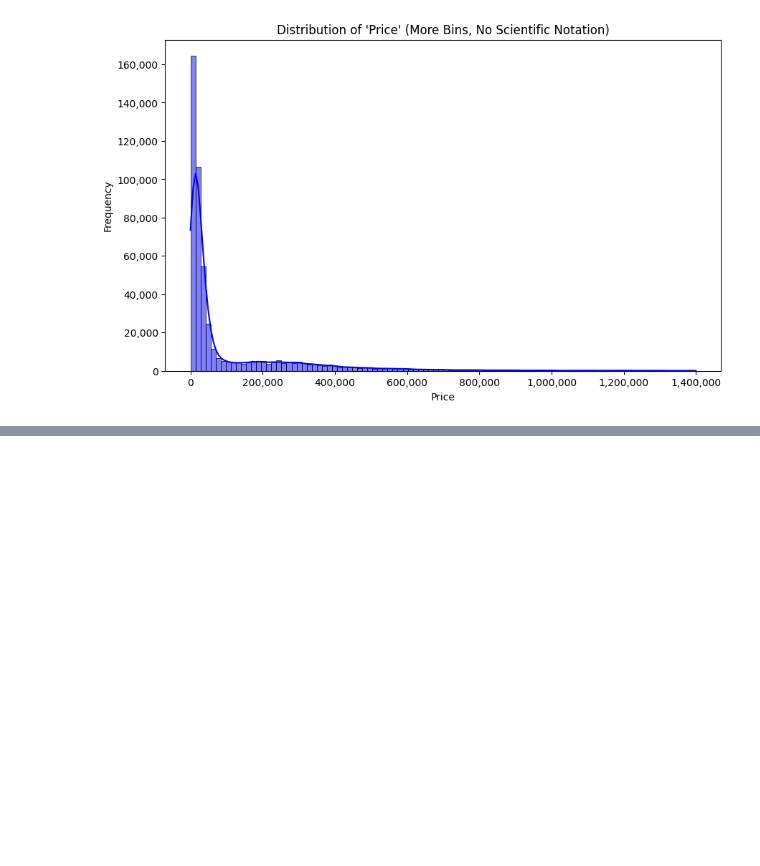
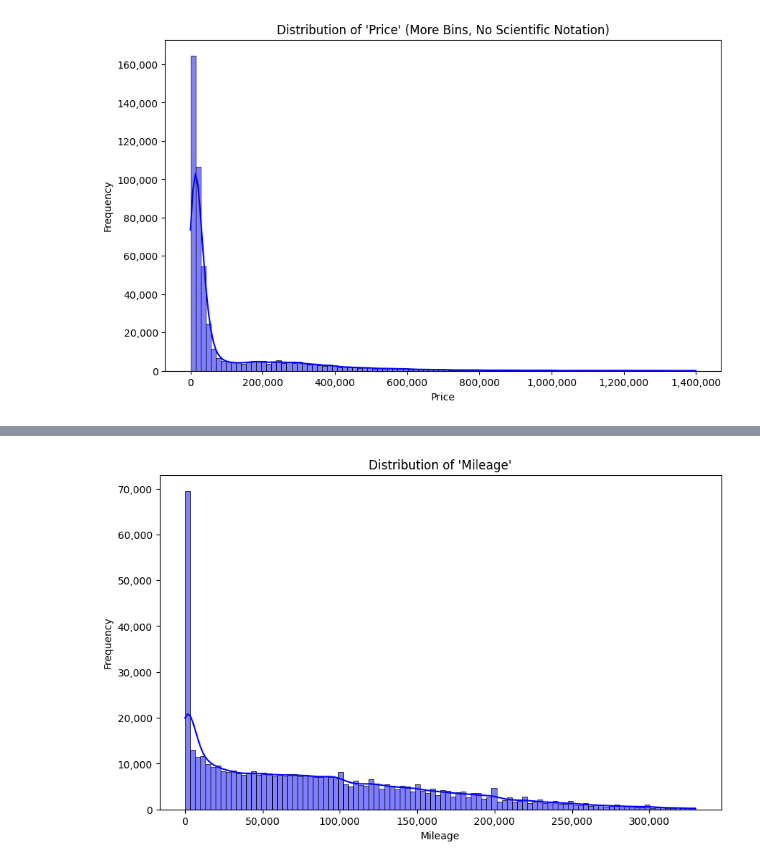
Before and after one commit to dfoddav2/SS25-capstone-project, a Jupyter notebook: exploratory.ipynb, the cells around one changed output, grey strips where cells are left out. Saved outputs shown, nothing was run; the diff lists cells and outputs as text; code cells hidden in the pictures; blank space fills up the shorter version.

```diff
--- a/exploratory.ipynb
+++ b/exploratory.ipynb
@@ -121,14 +217,16 @@ plt.show()
 # %%
 # 4. Distributions of Numerical Columns
-threshold = df['price'].quantile(0.99)  # 99th percentile
-df_filtered = df[df['price'] <= threshold]
+threshold = df['mileage'].quantile(0.99)  # 99th percentile
+df_filtered = df[df['mileage'] <= threshold]
 
 # Plot histograms for numerical columns
 plt.figure(figsize=(10, 6))
 sns.histplot(df_filtered['mileage'], bins=100, kde=True, color='blue')  # Increased bins to 100
 plt.title("Distribution of 'Mileage'")
 plt.xlabel("Mileage")
 plt.ylabel("Frequency")
 plt.gca().xaxis.set_major_formatter(mticker.StrMethodFormatter('{x:,.0f}'))
 plt.gca().yaxis.set_major_formatter(mticker.StrMethodFormatter('{x:,.0f}'))
 plt.show()
+# %% [output]
+[figure, added]
```
Also changed, not shown: parts of 12 cells of this notebook.
